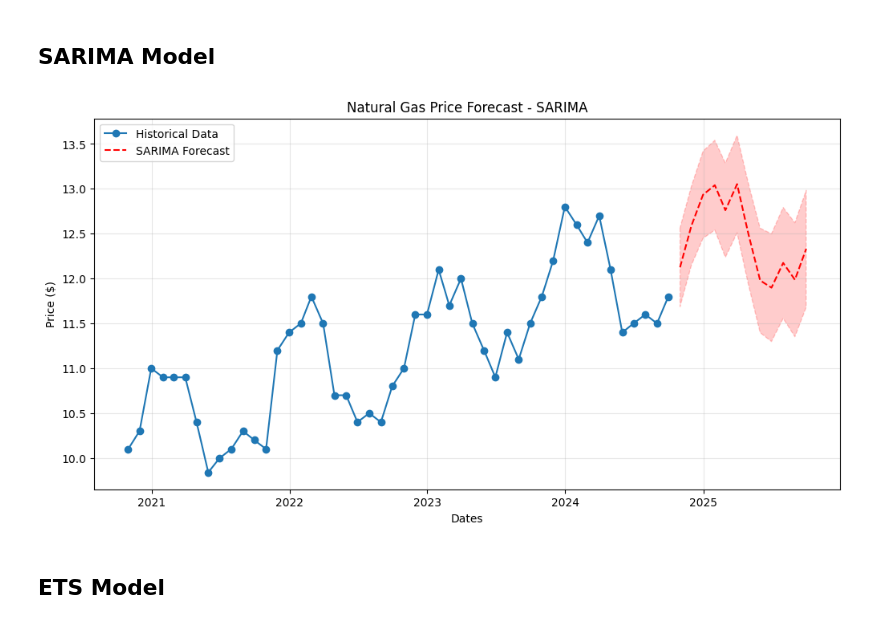
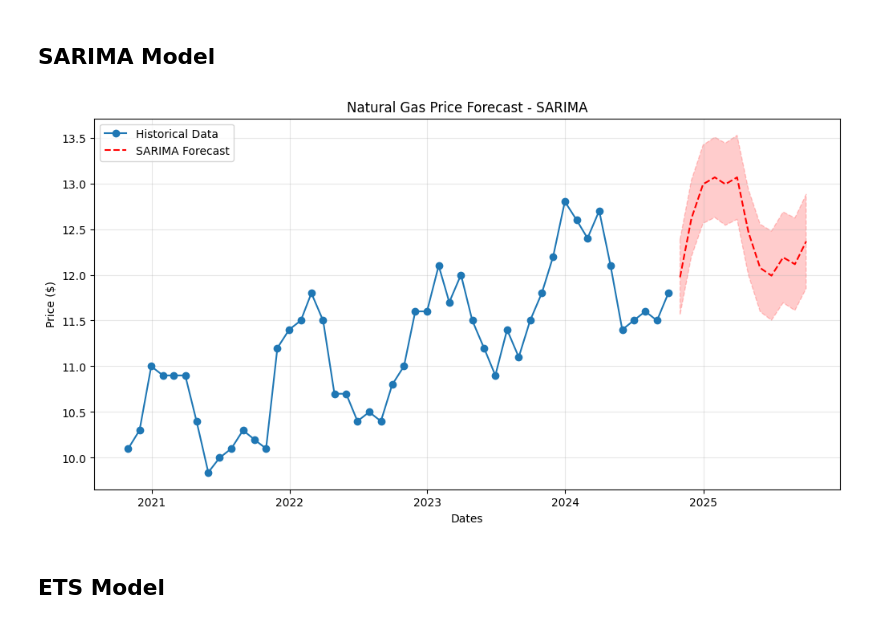
Before and after one commit to raz0208/Natural-Gas-Price-Interpolation-Forecasting, a Jupyter notebook: Advance_Quantitative_Research-Natural_Gas_Price_Forecasting.ipynb, the cells around one changed output. Saved outputs shown, nothing was run; the diff lists cells and outputs as text; code cells hidden in the pictures.

```diff
--- a/Advance_Quantitative_Research-Natural_Gas_Price_Forecasting.ipynb
+++ b/Advance_Quantitative_Research-Natural_Gas_Price_Forecasting.ipynb
@@ -253,35 +253,35 @@ Critical value 1%: 0.739
 # %%
 # Fit SARIMA Model
 SARIMA_model = SARIMAX(df_month['Prices'],
-                       order=(1, 1, 1), # Order (p,d,q): (1,1,1) -> Standard starting point for trending data
-                       seasonal_order=(1, 1, 1, 12), # Seasonal Order (P,D,Q,s): (1,1,1,12) -> Yearly seasonality
+                       order=(0, 1, 1), # Order (p,d,q): (1,1,1) and (0, 1, 1)
+                       seasonal_order=(0, 1, 1, 12), # Seasonal Order (P,D,Q,s): (1,1,1,12) and (0, 1, 1, 12)
                        enforce_stationarity=False,
                        enforce_invertibility=False
                        )
 SARIMA_result = SARIMA_model.fit()
 # # Print Summary
 # print(SARIMA_result.summary())
 
 # SARIMA Model Forecast
 steps = 12
 SARIMA_forecast = SARIMA_result.get_forecast(steps=steps)
 SARIMA_forecast_mean = SARIMA_forecast.predicted_mean
 SARIMA_conf_int = SARIMA_forecast.conf_int()
 
 # SARIMA Model Forecasting Visualisation
 plt.figure(figsize=(12, 6))
 plt.plot(df_month.index, df_month['Prices'], label='Historical Data', marker='o', linestyle='-') # Historical data
 plt.plot(SARIMA_forecast_mean.index, SARIMA_forecast_mean, label='SARIMA Forecast', linestyle='--', color='red') # SARIMA Forecast
 plt.fill_between(SARIMA_forecast_mean.index, SARIMA_conf_int.iloc[:, 0],
                  SARIMA_conf_int.iloc[:, 1], linestyle='--', color='red', alpha=0.2) # Confidence Interwall
 plt.title('Natural Gas Price Forecast - SARIMA')
 plt.xlabel('Dates')
 plt.ylabel('Price ($)')
 plt.legend()
 plt.grid(True, alpha=0.3)
 plt.show()
 # %% [output]
-[figure, old version]
+[figure, new version]
 # %% [markdown]
 ## ETS Model
 # %% [markdown]
```
